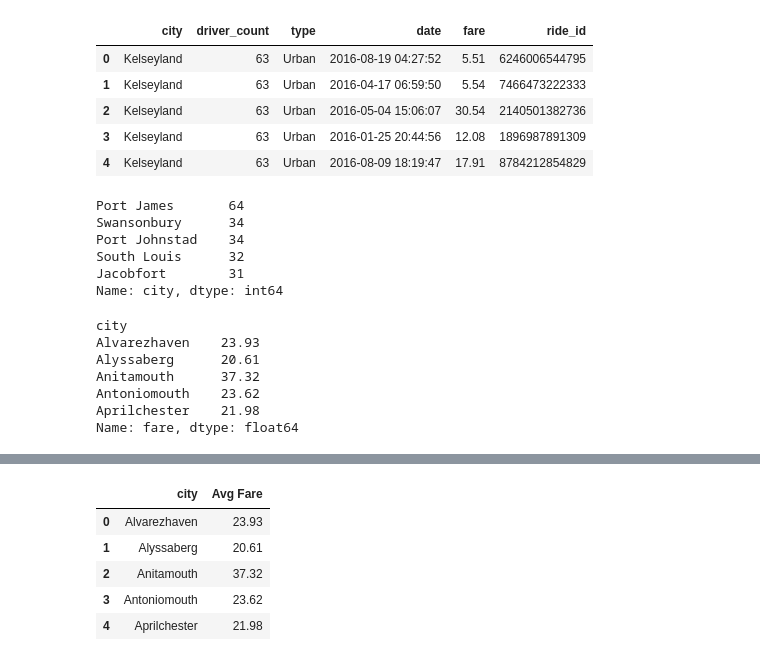
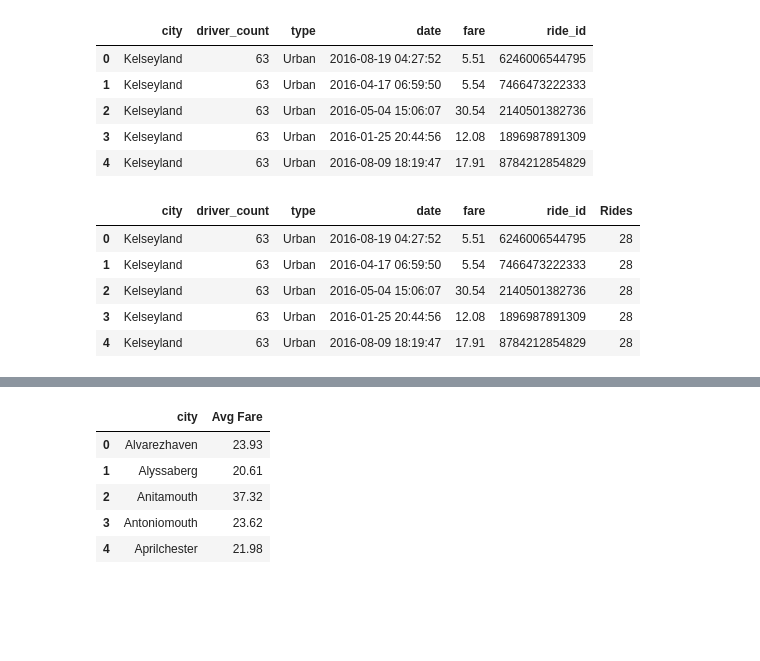
Before and after one commit to ronamadthis/PyCarRide, a Jupyter notebook: PyCar.ipynb, the cells around one changed output, grey strips where cells are left out. Cells and saved outputs as stored; diff of their text form; code cells hidden in the pictures; blank space fills up the shorter version.

```diff
--- a/PyCar.ipynb
+++ b/PyCar.ipynb
@@ -30,27 +30,21 @@ combined_car_df.head()
 | 3 | Kelseyland | 63 | Urban | 2016-01-25 20:44:56 | 12.08 | 1896987891309 |
 | 4 | Kelseyland | 63 | Urban | 2016-08-09 18:19:47 | 17.91 | 8784212854829 |
 # %%
-
-city_ride_count=combined_car_df['city'].value_counts()
-
-city_ride_count.head()
+#city_ride_count=combined_car_df['city'].value_counts()
+#city_ride_count.head()
-# %% [output]
-Port James       64
-Swansonbury      34
-Port Johnstad    34
-South Louis      32
-Jacobfort        31
-Name: city, dtype: int64
+# %%
+# Open a new column called "Rides" with size attribute of "type" - total rides per city
+combined_car_df["Rides"]=combined_car_df.groupby('city')["type"].transform("size")
+combined_car_df.head()
+# %% [output]
+|  | city | driver_count | type | date | fare | ride_id | Rides |
+| 0 | Kelseyland | 63 | Urban | 2016-08-19 04:27:52 | 5.51 | 6246006544795 | 28 |
+| 1 | Kelseyland | 63 | Urban | 2016-04-17 06:59:50 | 5.54 | 7466473222333 | 28 |
+| 2 | Kelseyland | 63 | Urban | 2016-05-04 15:06:07 | 30.54 | 2140501382736 | 28 |
+| 3 | Kelseyland | 63 | Urban | 2016-01-25 20:44:56 | 12.08 | 1896987891309 | 28 |
+| 4 | Kelseyland | 63 | Urban | 2016-08-09 18:19:47 | 17.91 | 8784212854829 | 28 |
 # %%
 combined_car_copy_df=combined_car_df.copy()
 
-avg_fare_df=round(combined_car_copy_df.groupby('city')["fare"].mean(),2)
-avg_fare_df.head()
+#avg_fare_df=round(combined_car_copy_df.groupby('city')["fare"].mean(),2)
+#avg_fare_df.head()
-# %% [output]
-city
-Alvarezhaven    23.93
-Alyssaberg      20.61
-Anitamouth      37.32
-Antoniomouth    23.62
-Aprilchester    21.98
-Name: fare, dtype: float64
```
Also changed, not shown: parts of 24 cells of this notebook.
